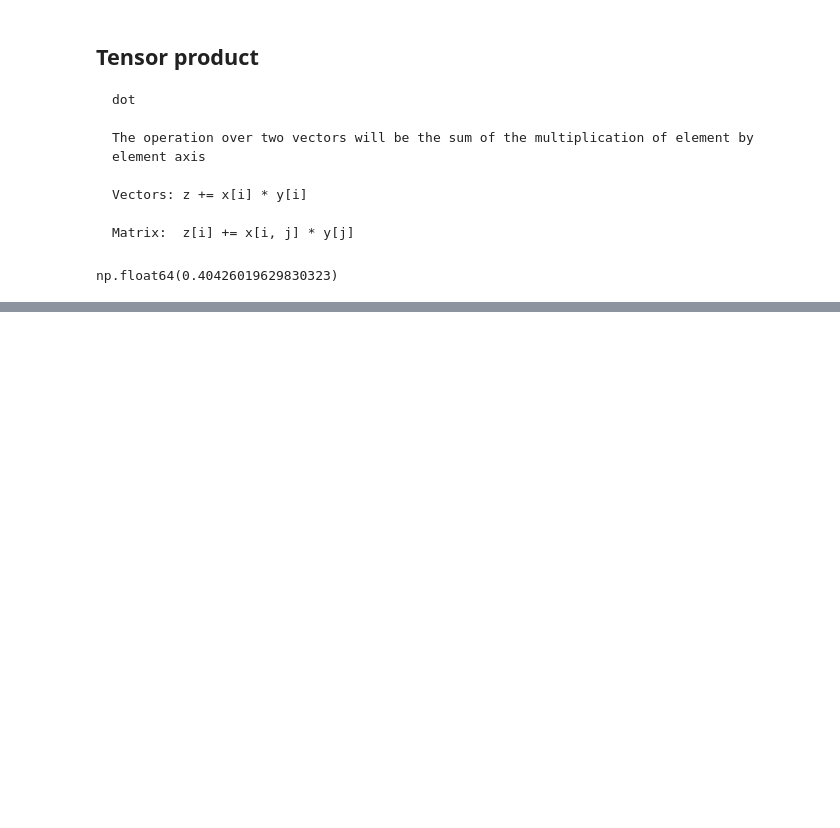
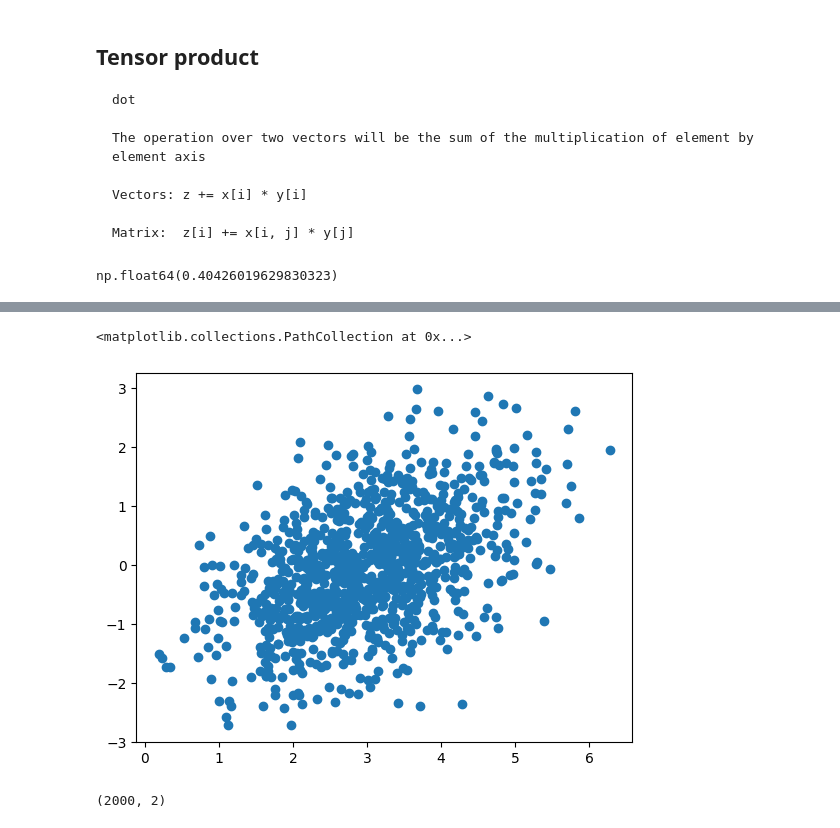
Before and after one commit to MarcosRMG/deep_learning, a Jupyter notebook: notebooks/building_blocks.ipynb, the cells around one changed output, grey strips where cells are left out. Drawn from its saved outputs; the diff is of its cells as text; code cells hidden in the pictures; blank space fills up the shorter version.

```diff
--- a/notebooks/building_blocks.ipynb
+++ b/notebooks/building_blocks.ipynb
@@ -380,0 +616,5 @@ np.float64(0.40426019629830323)
+# %%
+plt.scatter(positive_samples[:, 0], positive_samples[:, 1])
+# %% [output]
+<matplotlib.collections.PathCollection at 0x...>
+[figure, added]
@@ -380,0 +623,4 @@ np.float64(0.40426019629830323)
+# %%
+inputs.shape
+# %% [output]
+(2000, 2)
```
Also changed, not shown: parts of 57 cells of this notebook.
